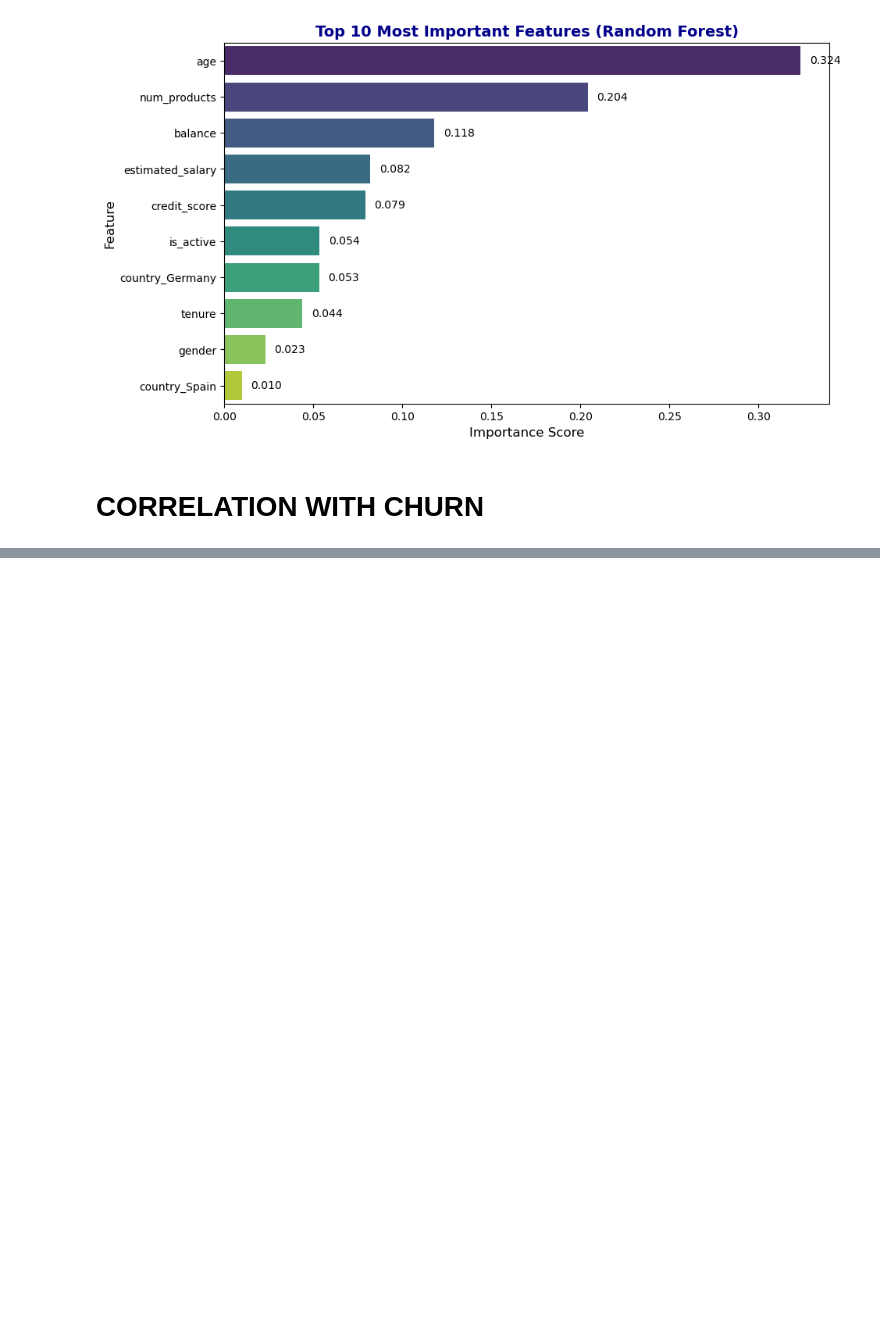
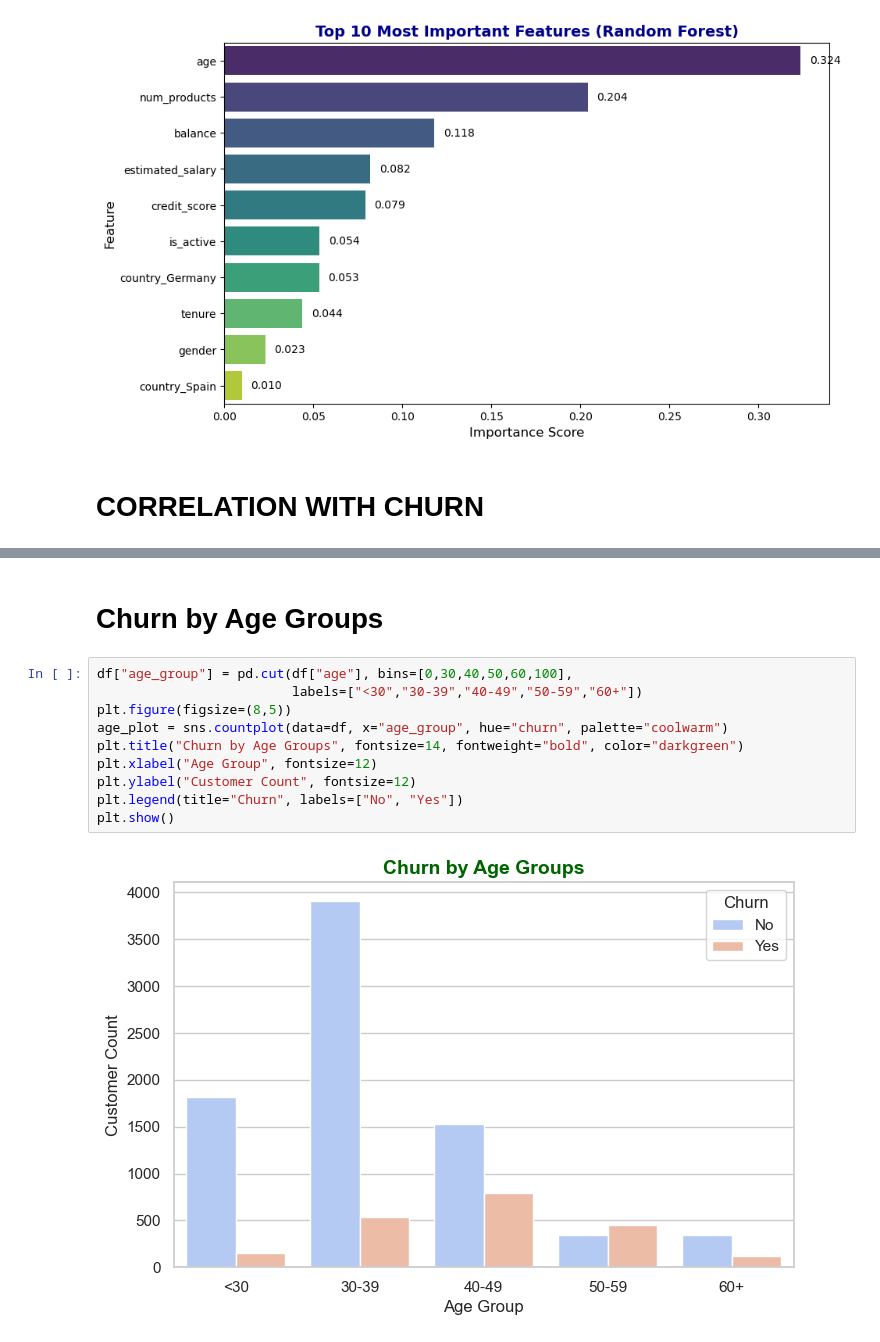
Before and after one commit to Levi-Mulama/Bank-Customer-Churn, a Jupyter notebook: Churn_Project.ipynb, the cells around one changed output, grey strips where cells are left out. Drawn from its saved outputs; the diff is of its cells as text; blank space fills up the shorter version.

```diff
--- a/Churn_Project.ipynb
+++ b/Churn_Project.ipynb
@@ -753,0 +792,14 @@ plt.show()
+# %% [markdown]
+# Churn by Age Groups
+# %%
+df["age_group"] = pd.cut(df["age"], bins=[0,30,40,50,60,100],
+                         labels=["<30","30-39","40-49","50-59","60+"])
+plt.figure(figsize=(8,5))
+age_plot = sns.countplot(data=df, x="age_group", hue="churn", palette="coolwarm")
+plt.title("Churn by Age Groups", fontsize=14, fontweight="bold", color="darkgreen")
+plt.xlabel("Age Group", fontsize=12)
+plt.ylabel("Customer Count", fontsize=12)
+plt.legend(title="Churn", labels=["No", "Yes"])
+plt.show()
+# %% [output]
+[figure, added]
```
Also changed, not shown: parts of 10 cells of this notebook.
